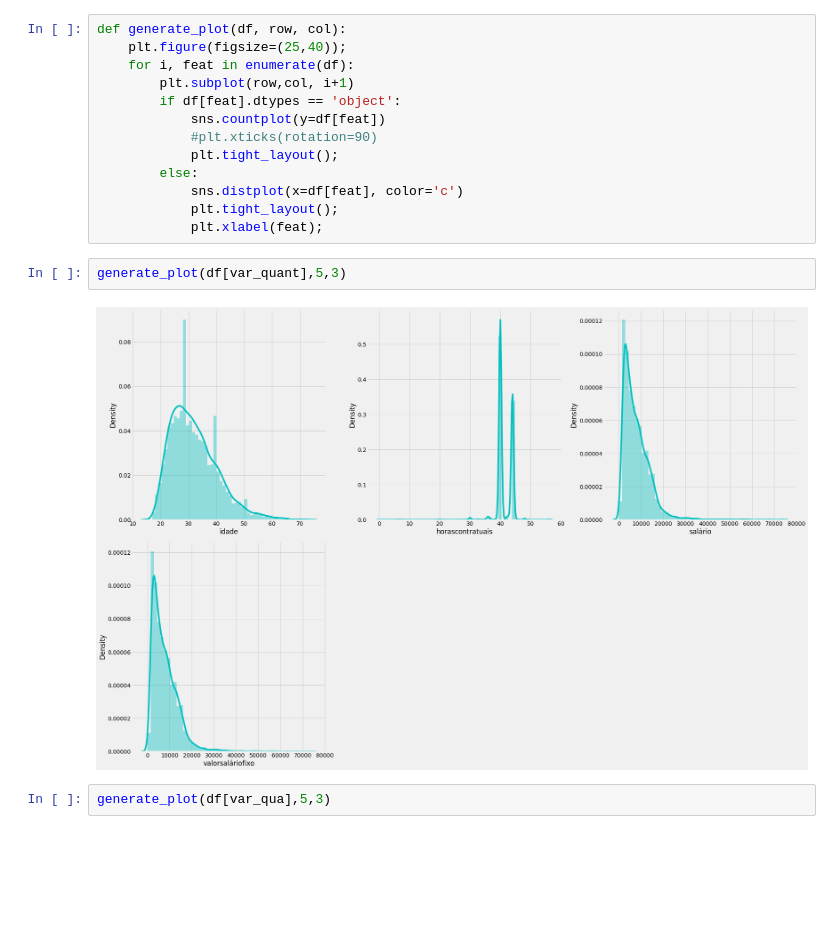
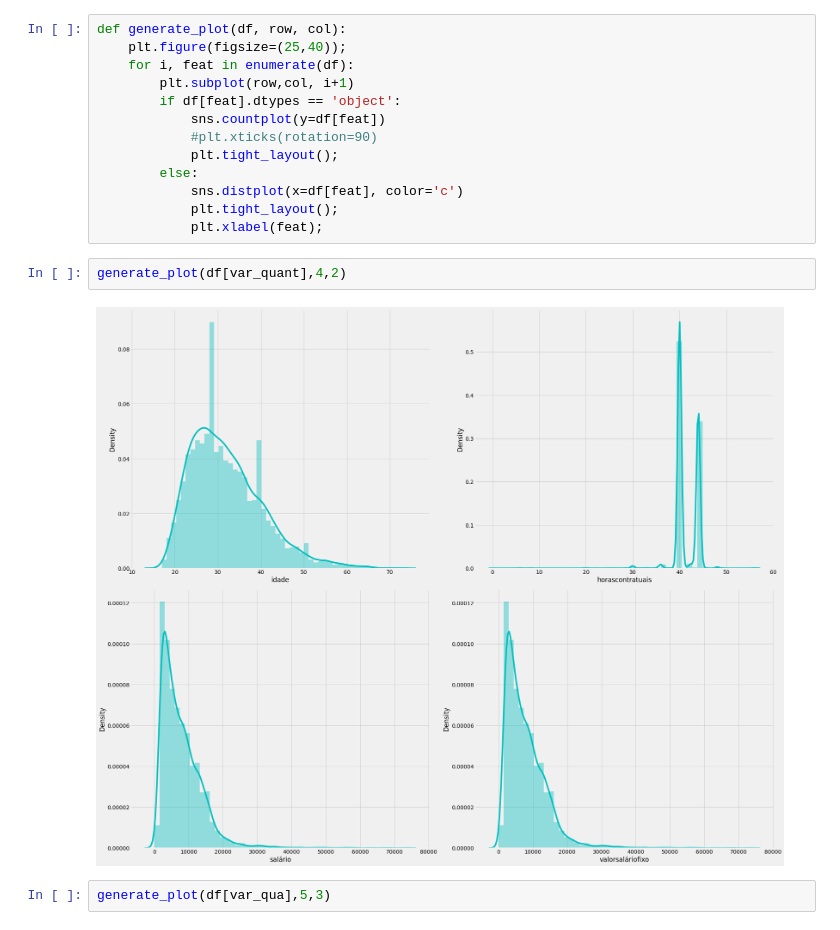
Before and after one commit to onemarcos/Tera---Salary-Prediction, a Jupyter notebook: Salary-Prediction.ipynb, the cells around one changed output. Drawn from its saved outputs; the diff is of its cells as text; blank space fills up the shorter version.

```diff
--- a/Salary-Prediction.ipynb
+++ b/Salary-Prediction.ipynb
@@ -265,9 +265,9 @@ def generate_plot(df, row, col):
             plt.tight_layout();
             plt.xlabel(feat);
 # %%
-generate_plot(df[var_quant],5,3)
+generate_plot(df[var_quant],4,2)
 # %% [output]
-[figure, old version]
+[figure, new version]
 # %%
 generate_plot(df[var_qua],5,3)
 # %% [output]
```
Also changed, not shown: parts of 12 cells of this notebook.
